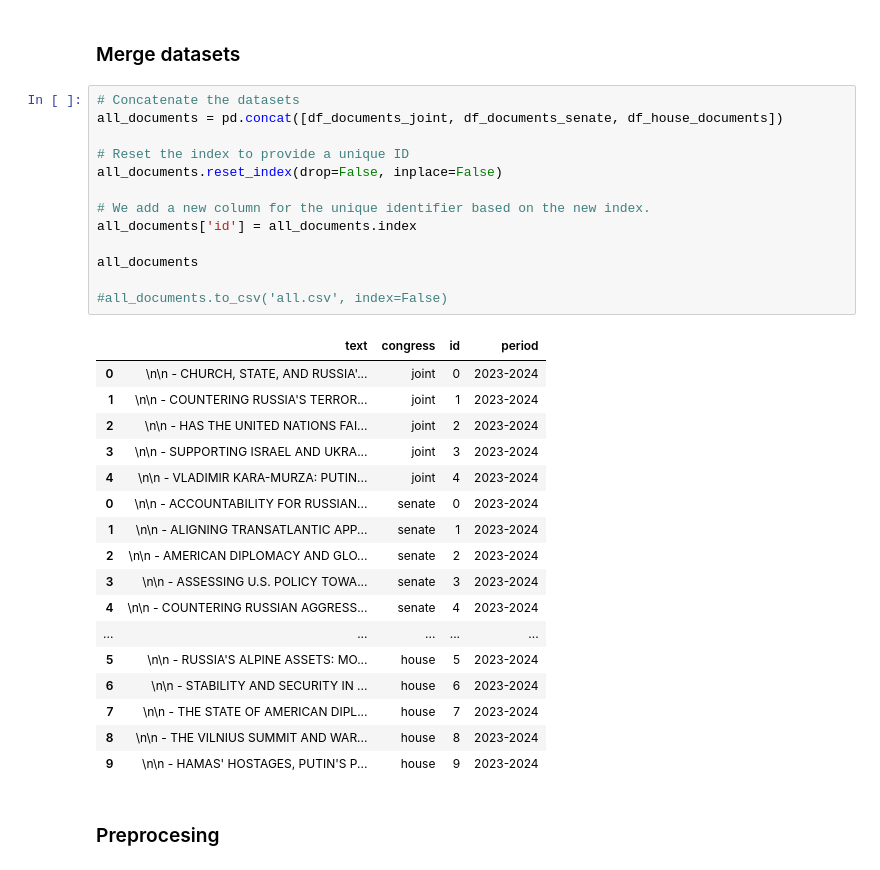
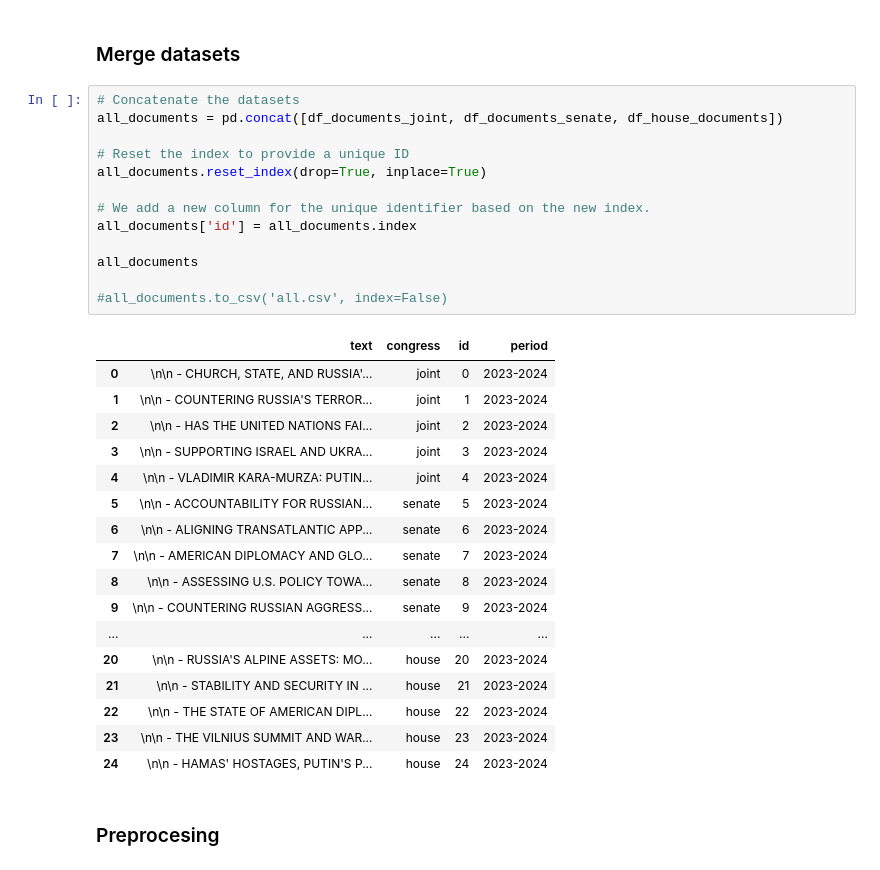
Before and after one commit to MariaFernandaOrtega/Topic-Modelling-Tutorial, a Jupyter notebook: Data and preprocessing.ipynb, the cells around one changed output. Cells and saved outputs as stored; diff of their text form.

```diff
--- a/Data and preprocessing.ipynb
+++ b/Data and preprocessing.ipynb
@@ -186,34 +186,34 @@ df_documents_joint
 # %%
 # Concatenate the datasets
 all_documents = pd.concat([df_documents_joint, df_documents_senate, df_house_documents])
 
 # Reset the index to provide a unique ID
-all_documents.reset_index(drop=False, inplace=False)
+all_documents.reset_index(drop=True, inplace=True)
 
 # We add a new column for the unique identifier based on the new index.
 all_documents['id'] = all_documents.index
 
 all_documents
 
 #all_documents.to_csv('all.csv', index=False)
 # %% [output]
 |  | text | congress | id | period |
 | 0 | \n\n - CHURCH, STATE, AND RUSSIA'... | joint | 0 | 2023-2024 |
 | 1 | \n\n - COUNTERING RUSSIA'S TERROR... | joint | 1 | 2023-2024 |
 | 2 | \n\n - HAS THE UNITED NATIONS FAI... | joint | 2 | 2023-2024 |
 | 3 | \n\n - SUPPORTING ISRAEL AND UKRA... | joint | 3 | 2023-2024 |
 | 4 | \n\n - VLADIMIR KARA-MURZA: PUTIN... | joint | 4 | 2023-2024 |
-| 0 | \n\n - ACCOUNTABILITY FOR RUSSIAN... | senate | 0 | 2023-2024 |
-| 1 | \n\n - ALIGNING TRANSATLANTIC APP... | senate | 1 | 2023-2024 |
-| 2 | \n\n - AMERICAN DIPLOMACY AND GLO... | senate | 2 | 2023-2024 |
-| 3 | \n\n - ASSESSING U.S. POLICY TOWA... | senate | 3 | 2023-2024 |
-| 4 | \n\n - COUNTERING RUSSIAN AGGRESS... | senate | 4 | 2023-2024 |
+| 5 | \n\n - ACCOUNTABILITY FOR RUSSIAN... | senate | 5 | 2023-2024 |
+| 6 | \n\n - ALIGNING TRANSATLANTIC APP... | senate | 6 | 2023-2024 |
+| 7 | \n\n - AMERICAN DIPLOMACY AND GLO... | senate | 7 | 2023-2024 |
+| 8 | \n\n - ASSESSING U.S. POLICY TOWA... | senate | 8 | 2023-2024 |
+| 9 | \n\n - COUNTERING RUSSIAN AGGRESS... | senate | 9 | 2023-2024 |
 | ... | ... | ... | ... | ... |
-| 5 | \n\n - RUSSIA'S ALPINE ASSETS: MO... | house | 5 | 2023-2024 |
-| 6 | \n\n - STABILITY AND SECURITY IN ... | house | 6 | 2023-2024 |
-| 7 | \n\n - THE STATE OF AMERICAN DIPL... | house | 7 | 2023-2024 |
-| 8 | \n\n - THE VILNIUS SUMMIT AND WAR... | house | 8 | 2023-2024 |
-| 9 | \n\n - HAMAS' HOSTAGES, PUTIN'S P... | house | 9 | 2023-2024 |
+| 20 | \n\n - RUSSIA'S ALPINE ASSETS: MO... | house | 20 | 2023-2024 |
+| 21 | \n\n - STABILITY AND SECURITY IN ... | house | 21 | 2023-2024 |
+| 22 | \n\n - THE STATE OF AMERICAN DIPL... | house | 22 | 2023-2024 |
+| 23 | \n\n - THE VILNIUS SUMMIT AND WAR... | house | 23 | 2023-2024 |
+| 24 | \n\n - HAMAS' HOSTAGES, PUTIN'S P... | house | 24 | 2023-2024 |
 # %% [markdown]
 ### Preprocesing
 # %% [markdown]
```
Also changed, not shown: parts of 20 cells of this notebook, 28 other files.
